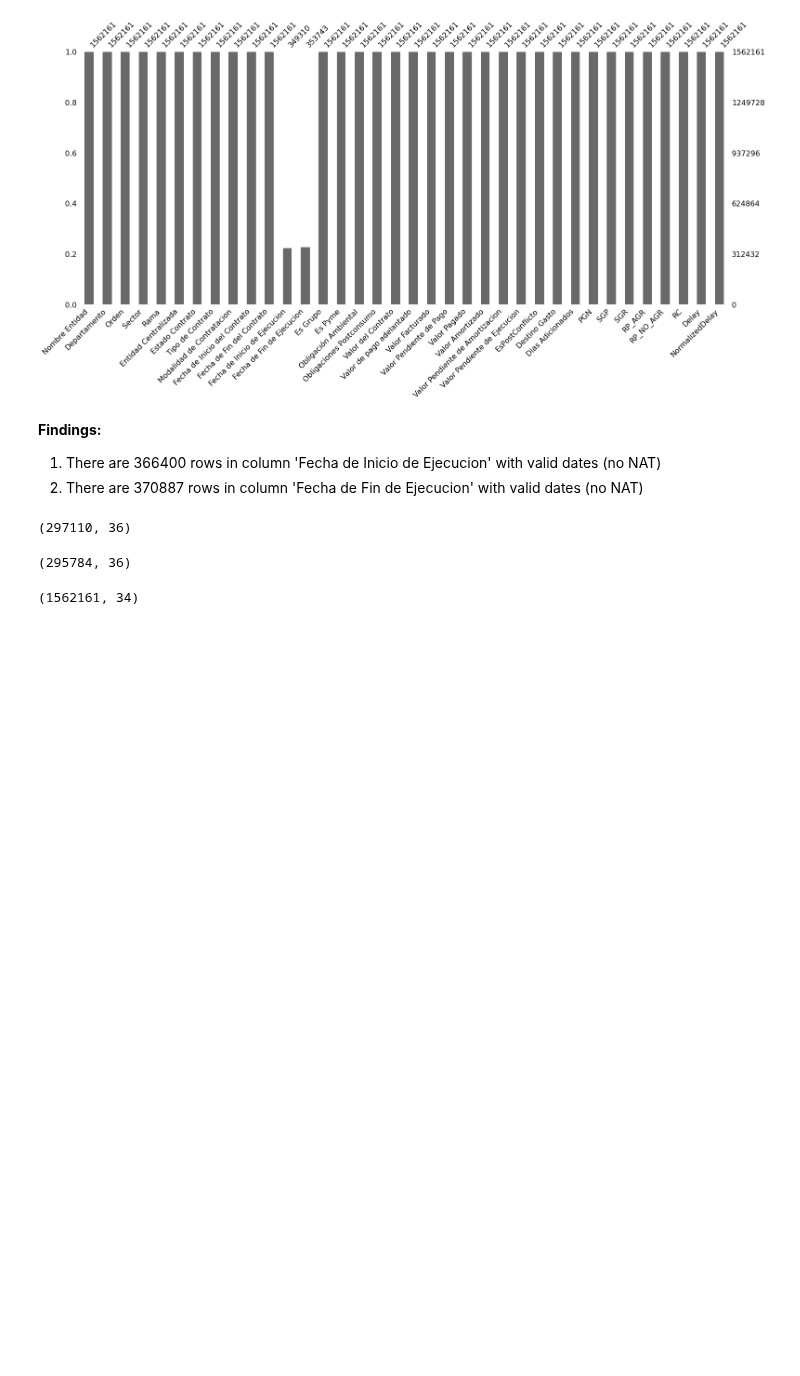
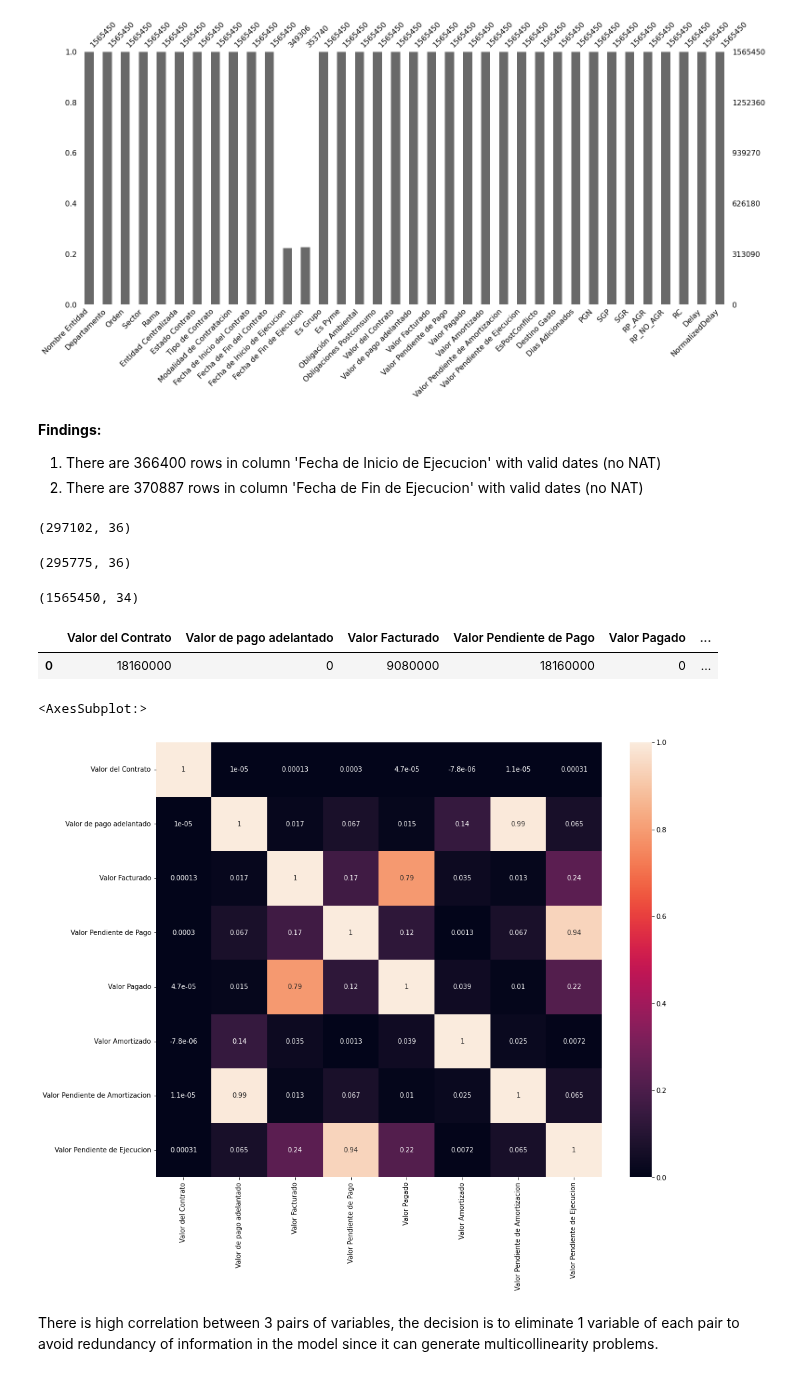
Before and after one commit to lumariaap15/secop-ds4a, a Jupyter notebook: data_cleaning.ipynb, the cells around one changed output. Cells and saved outputs as stored; diff of their text form; code cells hidden in the pictures; blank space fills up the shorter version.

```diff
--- a/data_cleaning.ipynb
+++ b/data_cleaning.ipynb
@@ -8,9 +8,9 @@ import matplotlib.pyplot as plt
 warnings.filterwarnings('ignore')
 # %%
 #Read data file obtained from datos.gov.co
-# path = "C:/Users/User/Downloads/ds4a-secopII/" #path Carlos
+path = "C:/Users/User/Downloads/ds4a-secopII/" #path Carlos
 # path = "C:/Users/VMNR/Desktop/" #path vicman
-path = "../data/" #path GENERAL
+#path = "../data/" #path GENERAL
 file_name = "SECOP_II_-_Contratos_Electr_nicos.csv"
 
 #Select the columns that we want to parse as dates.
@@ -194,11 +154,11 @@ def feature_engineer(days_added, date_init, date_finish):
 
     if Normalized_Delay == 0:
         delay = 0
-    elif Normalized_Delay > 0 and Normalized_Delay < 0.2:
+    elif Normalized_Delay > 0 and Normalized_Delay < 0.3113636363636363:
         delay = 1
-    elif Normalized_Delay >= 0.2 and Normalized_Delay < 0.7:
+    elif Normalized_Delay >= 0.3113636363636363 and Normalized_Delay < 0.5276645768025077:
         delay = 2
-    elif Normalized_Delay >= 0.7:
+    elif Normalized_Delay >= 0.5276645768025077:
         delay = 3
 
     return delay
@@ -218,6 +178,6 @@ def feature_engineer2(days_added, date_init, date_finish):
     return Normalized_Delay
 # %%
 #Dataset cleaned version 14. Delete one record with NAT in 'Fecha de Fin del Contrato' column
-df_cleanv13 = df_cleanv12[df_cleanv12['Fecha de Fin del Contrato'].isna() != True]
+df_cleanv13 = df_cleanv11[df_cleanv11['Fecha de Fin del Contrato'].isna() != True]
 df_cleanv13.shape
 # %% [output]
@@ -249,16 +205,30 @@ msn.bar(df_cleanv13)
 #Projects with same date in 'Fecha de Inicio del Contrato' and 'Fecha de Inicio de Ejecucion' columns
 df_cleanv13[df_cleanv13['Fecha de Inicio del Contrato'] == df_cleanv13['Fecha de Inicio de Ejecucion']].shape
 # %% [output]
-(297110, 36)
+(297102, 36)
 # %%
 #Projects with same date in 'Fecha de Fin del Contrato' and 'Fecha de Fin de Ejecucion' columns
 df_cleanv13[df_cleanv13['Fecha de Fin del Contrato'] == df_cleanv13['Fecha de Fin de Ejecucion']].shape
 # %% [output]
-(295784, 36)
+(295775, 36)
 # %%
 #Results in the two previous cells indicates that those dates are very similar most of the cases, so it is valid
 #to delete 'Fecha de Inicio de Ejecucion' and 'Fecha de Fin de Ejecucion' columns from dataframe
 df_cleanv14 = df_cleanv13.drop(['Fecha de Inicio de Ejecucion', 'Fecha de Fin de Ejecucion'], axis=1)
 df_cleanv14.shape
 # %% [output]
-(1562161, 34)
+(1565450, 34)
+# %%
+df_cleanv14.iloc[:,15:23].head(1)
+# %% [output]
+|  | Valor del Contrato | Valor de pago adelantado | Valor Facturado | Valor Pendiente de Pago | Valor Pagado | ... |
+| 0 | 18160000 | 0 | 9080000 | 18160000 | 0 | ... |
+# %%
+corr = (df_cleanv14.iloc[:,15:23]).corr()
+f, ax = plt.subplots(figsize=(15, 12))
+sns.heatmap(corr, annot=True)
+# %% [output]
+<AxesSubplot:>
+[figure, added]
+# %% [markdown]
+There is high correlation between 3 pairs of variables, the decision is to eliminate 1 variable of each pair to avoid redundancy of information in the model since it can generate multicollinearity problems.
```
Also changed, not shown: parts of 29 cells of this notebook, 1 other file.
